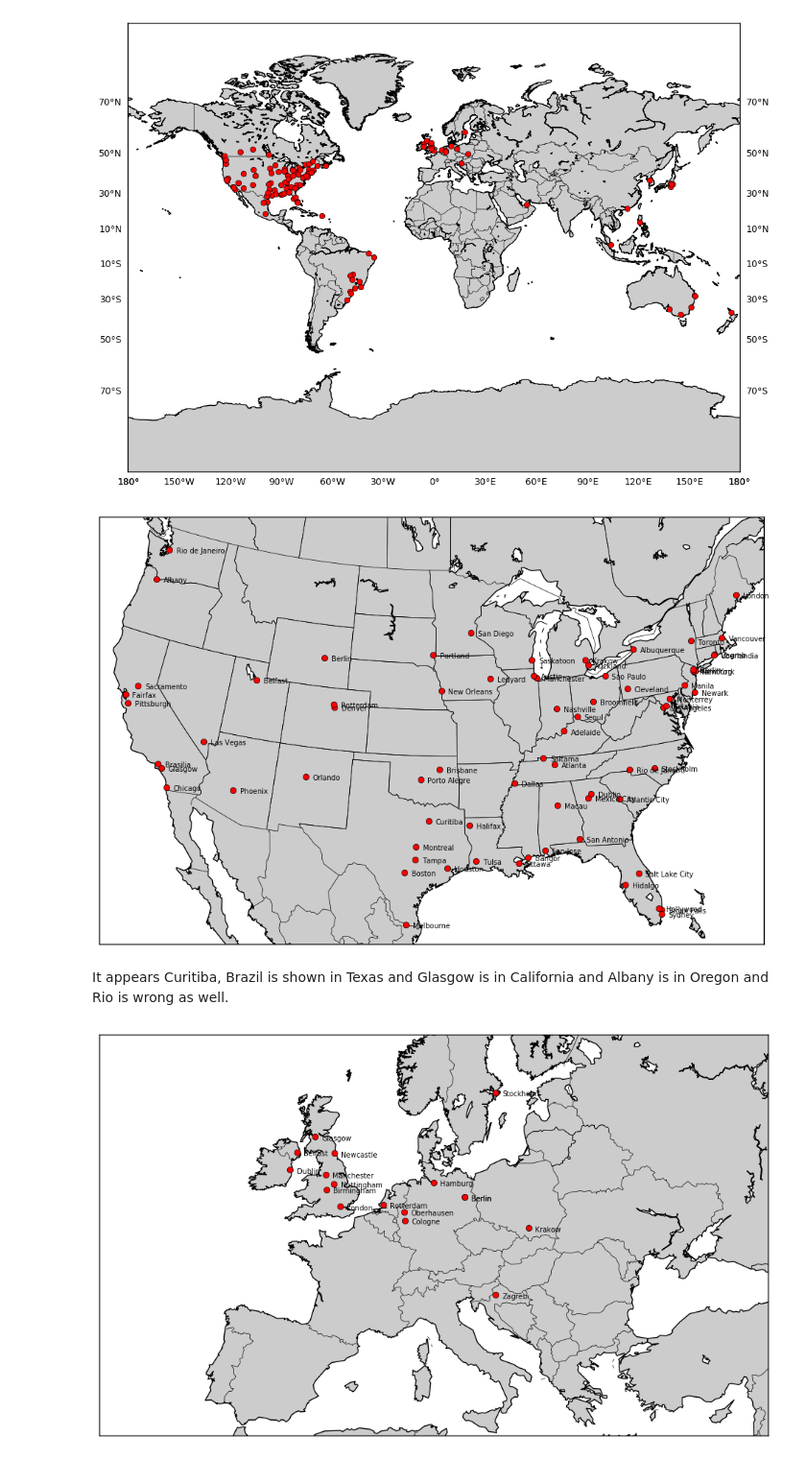
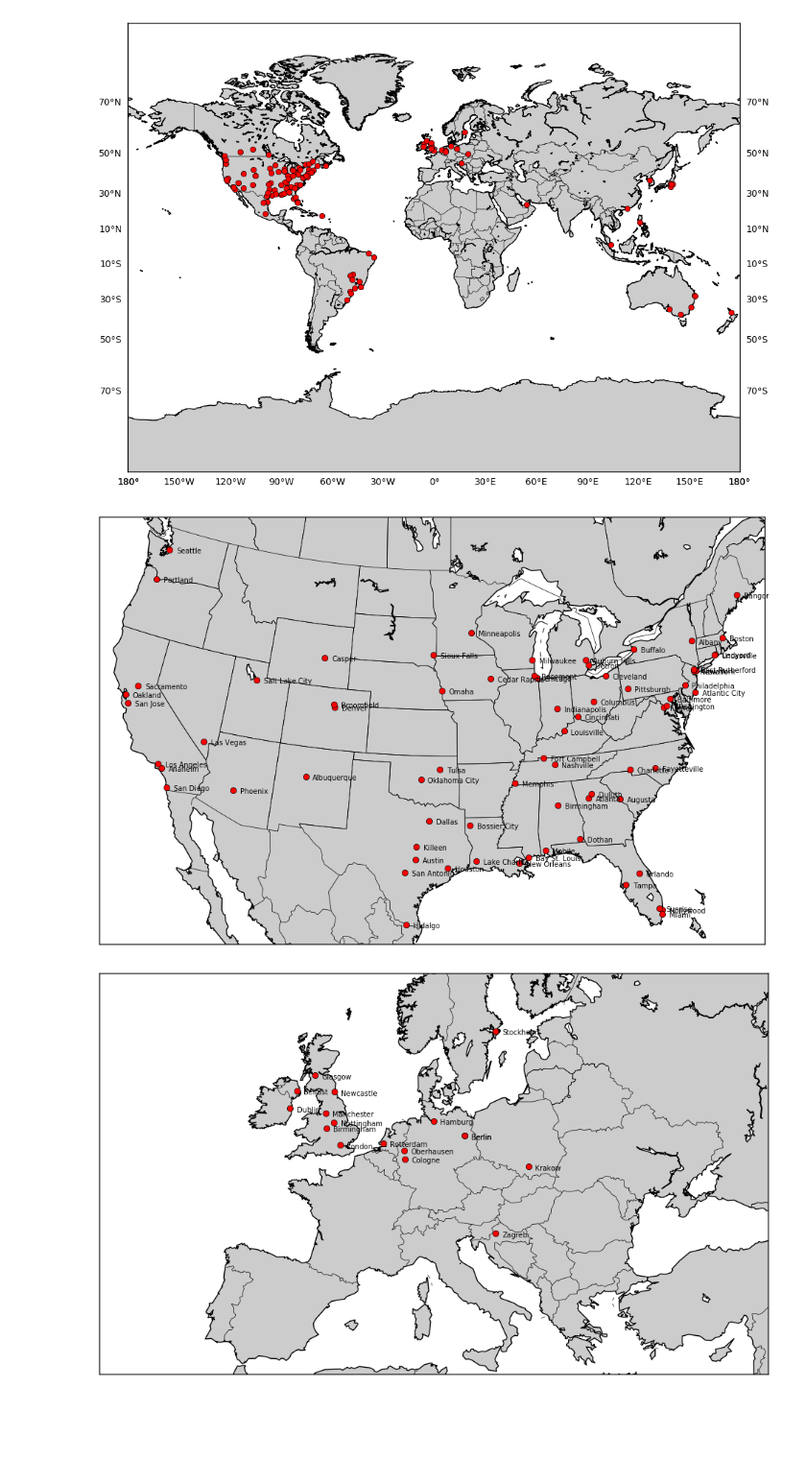
Before and after one commit to jhalverson/data_science, a Jupyter notebook: misc/mma_analytics/part2_fight_card_data_overview.ipynb, the cells around one changed output. Shown at 96% size. Drawn from its saved outputs; the diff is of its cells as text; code cells hidden in the pictures; blank space fills up the shorter version.

```diff
--- a/misc/mma_analytics/part2_fight_card_data_overview.ipynb
+++ b/misc/mma_analytics/part2_fight_card_data_overview.ipynb
@@ -329,20 +329,18 @@ m.plot(x, y, 'ro', markersize=6)
 # %%
 fig = plt.figure(1, figsize=(12, 12))
 m = Basemap(llcrnrlon=-119,llcrnrlat=22,urcrnrlon=-64,urcrnrlat=49,resolution='l', projection='lcc',lat_1=33,lat_2=45,lon_0=-95)
 m.drawstates()
 m.drawcoastlines()
 m.drawcountries()
 m.fillcontinents()
 
 x, y = m(us.x.values, us.y.values)
 m.plot(x, y, 'ro', markersize=6)
-labels = [loc.split(',')[0] for loc in df.location.unique()]
+labels = [loc.split(',')[0] for loc in us.location]
 for label, xpt, ypt in zip(labels, x, y):
      plt.text(xpt + 50000, ypt - 25000, label, fontsize=7)
 # %% [output]
-[figure, old version]
+[figure, new version]
-# %% [markdown]
-It appears Curitiba, Brazil is shown in Texas and Glasgow is in California and Albany is in Oregon and Rio is wrong as well.
 # %%
 fig = plt.figure(1, figsize=(12, 12))
 m = Basemap(width=5e6, height=3e6, resolution='l', projection='lcc', lon_0=10, lat_0=50,)
```
Also changed, not shown: parts of 1 cell of this notebook.
